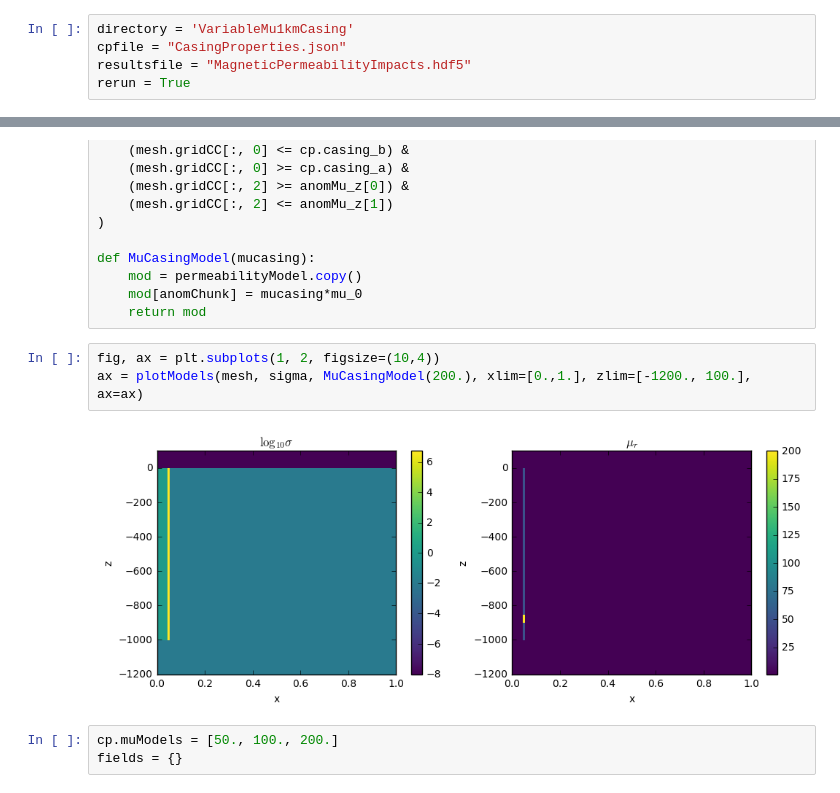
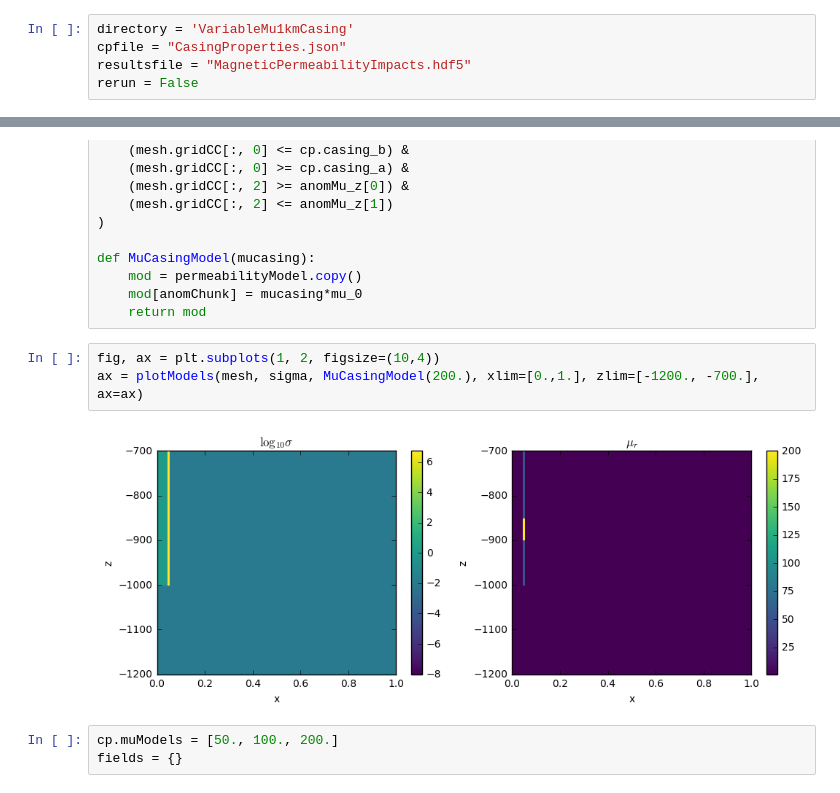
Before and after one commit to simpeg-research/casingSimulations, a Jupyter notebook: VariablePermeabilityImpacts1kmCasing.ipynb, the cells around one changed output, grey strips where cells are left out. Cells and saved outputs as stored; diff of their text form.

```diff
--- a/VariablePermeabilityImpacts1kmCasing.ipynb
+++ b/VariablePermeabilityImpacts1kmCasing.ipynb
@@ -7,7 +7,7 @@ from CasingSimulations import *
 directory = 'VariableMu1kmCasing'
 cpfile = "CasingProperties.json"
 resultsfile = "MagneticPermeabilityImpacts.hdf5"
-rerun = True
+rerun = False
 # %% [markdown]
 # Model Parameters
 # %%
@@ -143,9 +143,9 @@ def MuCasingModel(mucasing):
     return mod
 # %%
 fig, ax = plt.subplots(1, 2, figsize=(10,4))
-ax = plotModels(mesh, sigma, MuCasingModel(200.), xlim=[0.,1.], zlim=[-1200., 100.], ax=ax)
+ax = plotModels(mesh, sigma, MuCasingModel(200.), xlim=[0.,1.], zlim=[-1200., -700.], ax=ax)
 # %% [output]
-[figure, old version]
+[figure, new version]
 # %%
 cp.muModels = [50., 100., 200.]
 fields = {}
```
Also changed, not shown: parts of 12 cells of this notebook, 4 other files.
